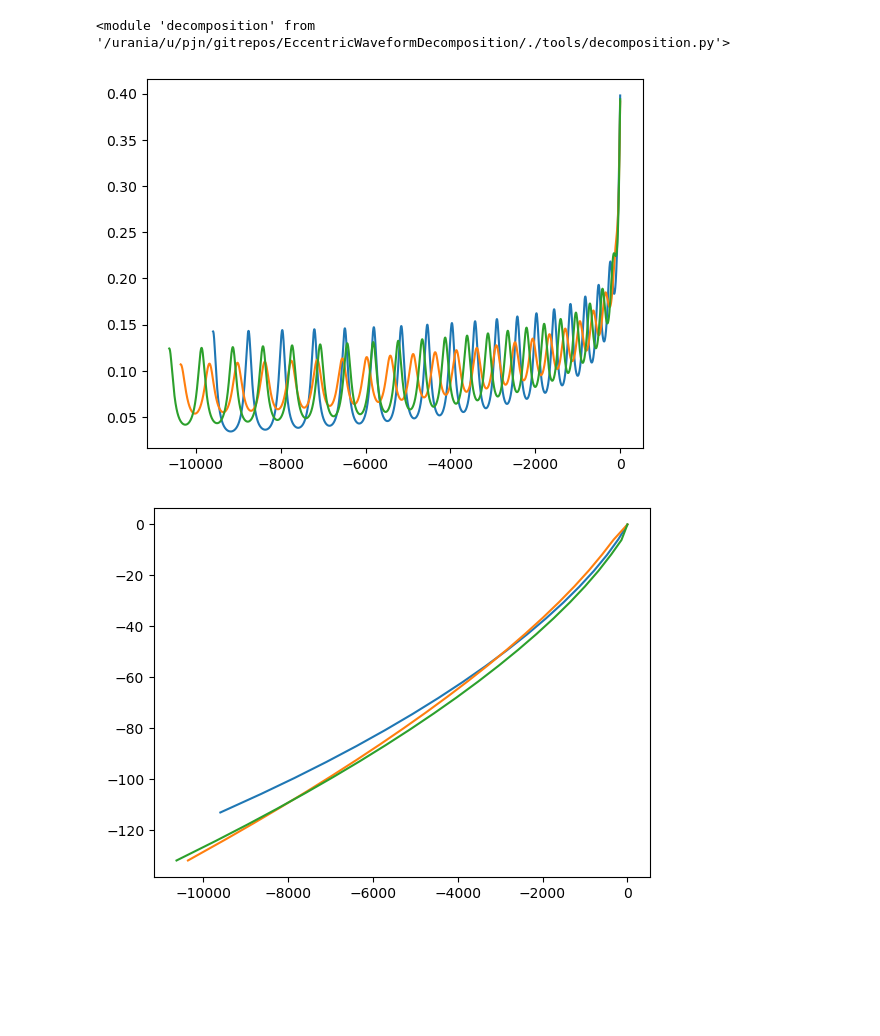
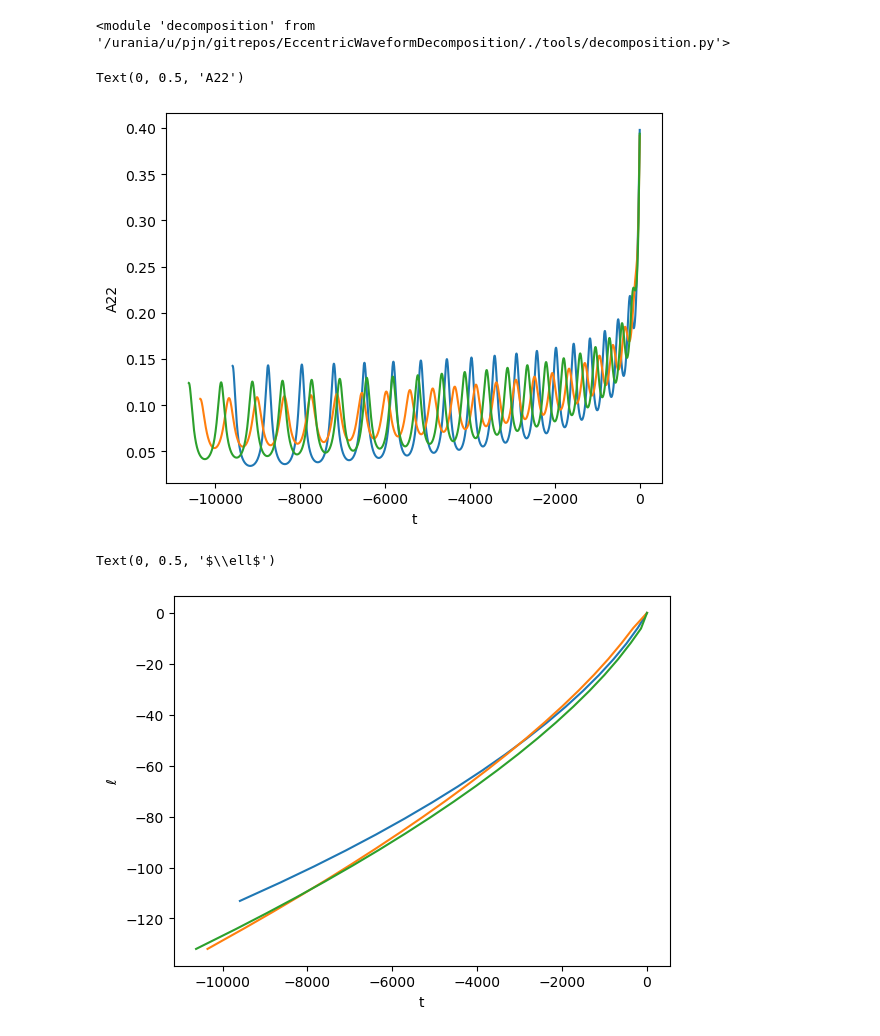
Before and after one commit to PunJustice/EccentricWaveformDecomposition, a Jupyter notebook: ExampleDecompositions.ipynb, the cells around one changed output. Saved outputs shown, nothing was run; the diff lists cells and outputs as text; code cells hidden in the pictures; blank space fills up the shorter version.

```diff
--- a/ExampleDecompositions.ipynb
+++ b/ExampleDecompositions.ipynb
@@ -29,13 +29,19 @@ h22 = decomposition.AddMeanAnomalyDomain(h22, IDs)
 # %%
 for k in range(N_runs):
     plt.plot(h22[IDs[k]]["t"], np.abs(h22[IDs[k]]["h22"]))
+plt.xlabel("t")
+plt.ylabel("A22")
 # %% [output]
+Text(0, 0.5, 'A22')
-[figure, old version]
+[figure, new version]
 # %%
 for k in range(N_runs):
     plt.plot(h22[IDs[k]]["t"], h22[IDs[k]]["MeanAno"])
+plt.xlabel("t")
+plt.ylabel("$\ell$")
 # %% [output]
+Text(0, 0.5, '$\\ell$')
-[figure, old version]
+[figure, new version]
 # %%
 for k in range(N_runs):
     plt.plot(h22[IDs[k]]["MeanAno"], np.abs(h22[IDs[k]]["h22"]))
```
Also changed, not shown: parts of 1 cell of this notebook.
